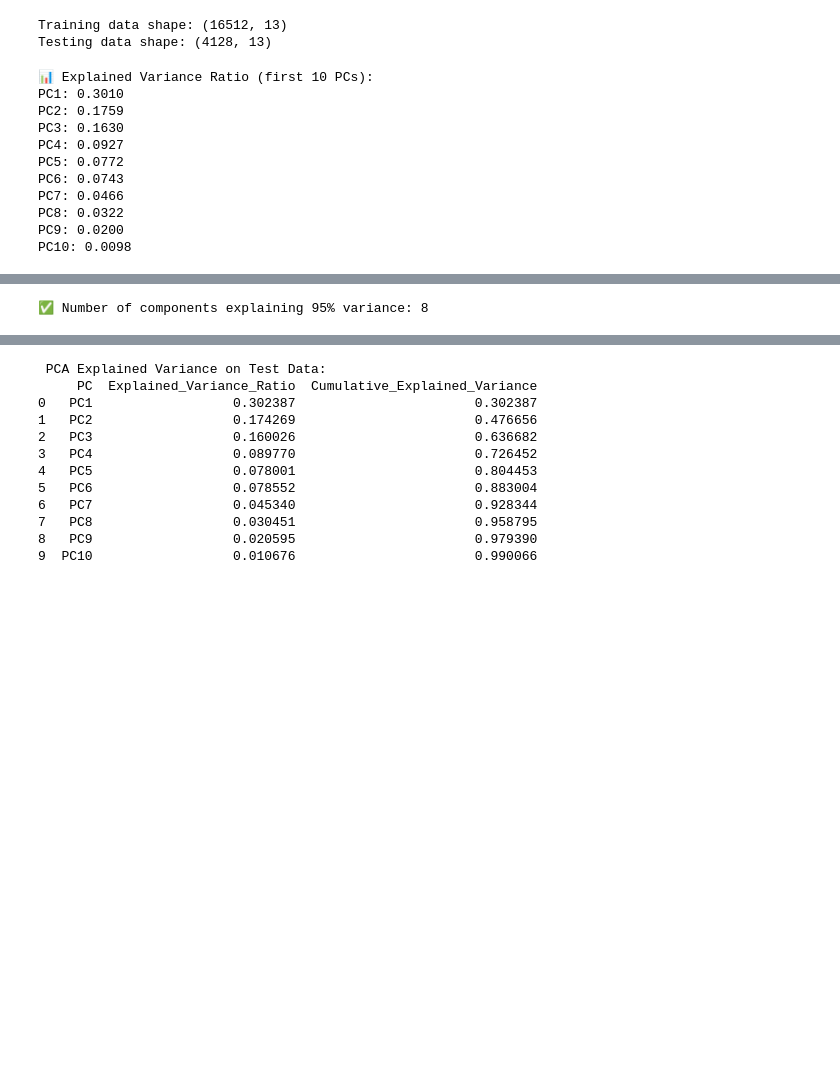
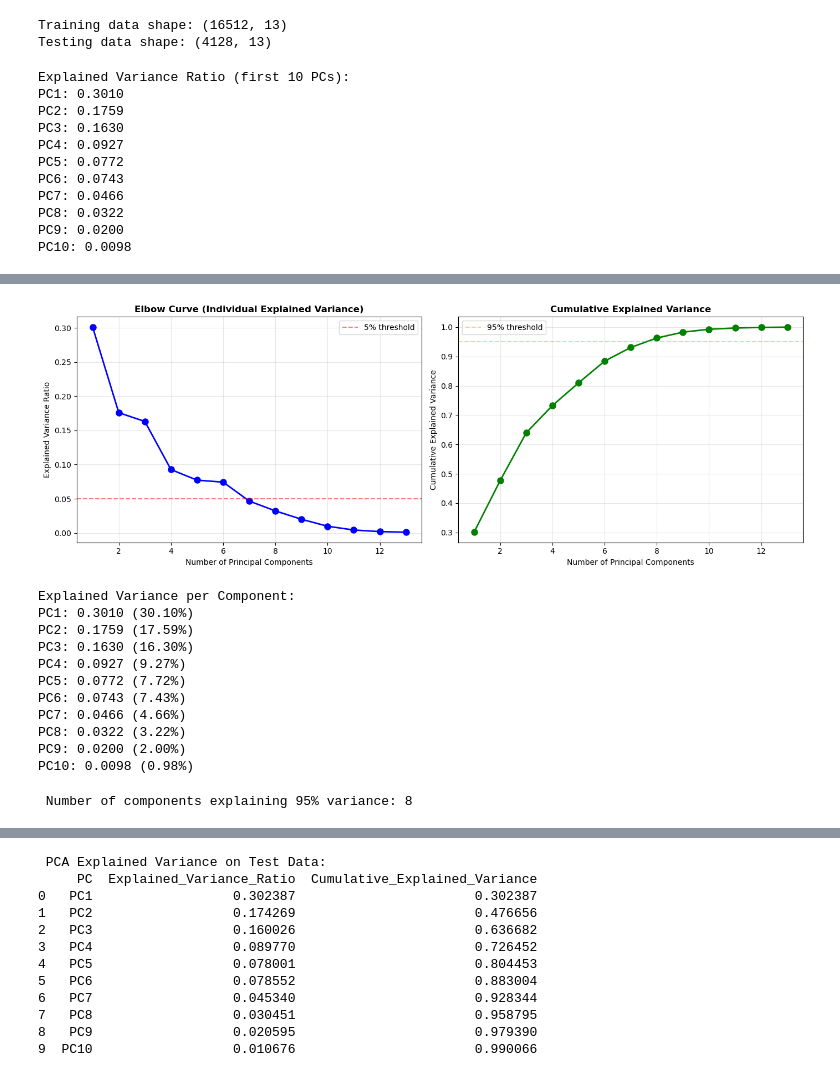
Before and after one commit to murilofarias10/Python, a Jupyter notebook: CLASSE_DEA108/PCA.ipynb, the cells around one changed output, grey strips where cells are left out. Cells and saved outputs as stored; diff of their text form; code cells hidden in the pictures; blank space fills up the shorter version.

```diff
--- a/CLASSE_DEA108/PCA.ipynb
+++ b/CLASSE_DEA108/PCA.ipynb
@@ -16,10 +16,11 @@ import matplotlib.pyplot as plt
 # ------------------------------------------
 # Upload CSV file from your computer
 # ------------------------------------------
-uploaded = files.upload()
-filename = list(uploaded.keys())[0]  # get uploaded filename
-data = pd.read_csv(io.BytesIO(uploaded[filename]))
+#uploaded = files.upload()
+#filename = list(uploaded.keys())[0]  # get uploaded filename
+#data = pd.read_csv(io.BytesIO(uploaded[filename]))
 
-print("File uploaded successfully!")
-print(f"Dataset shape: {data.shape}")
-print("Columns:", list(data.columns))
+#print("File uploaded successfully!")
+#print(f"Dataset shape: {data.shape}")
+#print("Columns:", list(data.columns))
+data = pd.read_csv('californiahousing.csv')
@@ -124,7 +151,7 @@ print("\nExplained Variance Ratio (first 10 PCs):")
 for i, var in enumerate(explained_variance[:10]):
     print(f"PC{i+1}: {var:.4f}")
 # %% [output]
-📊 Explained Variance Ratio (first 10 PCs):
+Explained Variance Ratio (first 10 PCs):
 PC1: 0.3010
 PC2: 0.1759
 PC3: 0.1630
@@ -148,6 +175,50 @@ plt.grid(True)
 plt.show()
 # %% [output]
 [figure]
+# %%
+# ------------------------------------------
+# Step 8: Elbow Curve (Scree Plot)
+# ------------------------------------------
+fig, (ax1, ax2) = plt.subplots(1, 2, figsize=(14, 5))
+
+# Plot 1: Individual Explained Variance (ELBOW CURVE)
+ax1.plot(range(1, len(explained_variance)+1), explained_variance, 'bo-', linewidth=2, markersize=8)
+ax1.set_title('Elbow Curve (Individual Explained Variance)', fontsize=12, fontweight='bold')
+ax1.set_xlabel('Number of Principal Components')
+ax1.set_ylabel('Explained Variance Ratio')
+ax1.grid(True, alpha=0.3)
+ax1.axhline(y=0.05, color='r', linestyle='--', alpha=0.5, label='5% threshold')
+ax1.legend()
+
+# Plot 2: Cumulative Explained Variance
+ax2.plot(range(1, len(explained_variance)+1), cum_explained_variance, 'go-', linewidth=2, markersize=8)
+ax2.set_title('Cumulative Explained Variance', fontsize=12, fontweight='bold')
+ax2.set_xlabel('Number of Principal Components')
+ax2.set_ylabel('Cumulative Explained Variance')
+ax2.grid(True, alpha=0.3)
+ax2.axhline(y=0.95, color='orange', linestyle='--', alpha=0.5, label='95% threshold')
+ax2.legend()
+
+plt.tight_layout()
+plt.show()
+
+# Optional: Print the variance values to help identify the elbow
+print("\nExplained Variance per Component:")
+for i, var in enumerate(explained_variance[:10], 1):  # Show first 10
+    print(f"PC{i}: {var:.4f} ({var*100:.2f}%)")
+# %% [output]
+[figure, added]
+Explained Variance per Component:
+PC1: 0.3010 (30.10%)
+PC2: 0.1759 (17.59%)
+PC3: 0.1630 (16.30%)
+PC4: 0.0927 (9.27%)
+PC5: 0.0772 (7.72%)
+PC6: 0.0743 (7.43%)
+PC7: 0.0466 (4.66%)
+PC8: 0.0322 (3.22%)
+PC9: 0.0200 (2.00%)
+PC10: 0.0098 (0.98%)
 # %%
 # ------------------------------------------
 # Step 9: Choose top components (optional)
@@ -156,7 +227,7 @@ plt.show()
 n_components_95 = np.argmax(cum_explained_variance >= 0.95) + 1
 print(f"\n Number of components explaining 95% variance: {n_components_95}")
 # %% [output]
-✅ Number of components explaining 95% variance: 8
+ Number of components explaining 95% variance: 8
 # %%
 # ------------------------------------------
 # Step 10: Save PCA Loadings with Attribute Names (sorted)
```
Also changed, not shown: parts of 6 cells of this notebook, 1 other file.
